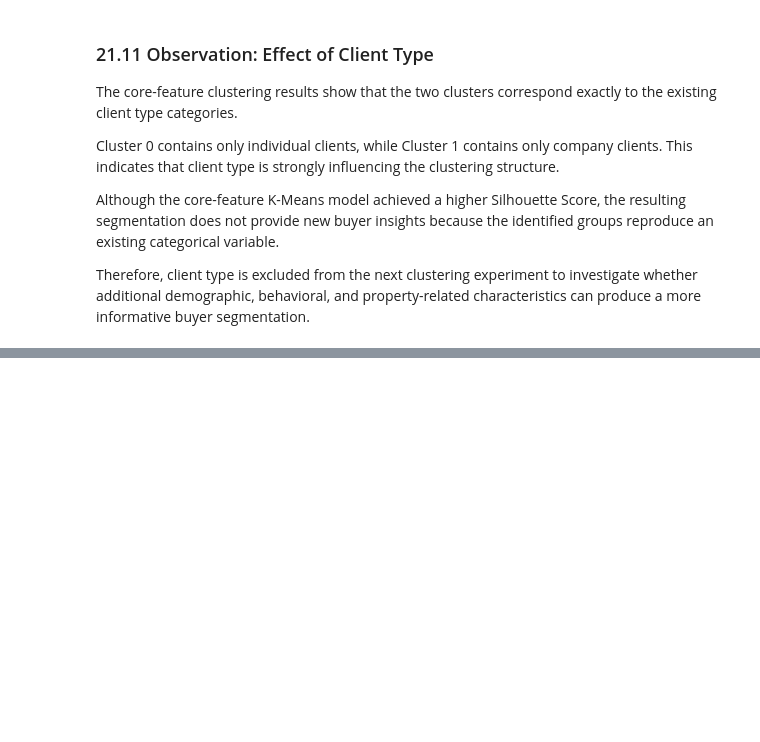
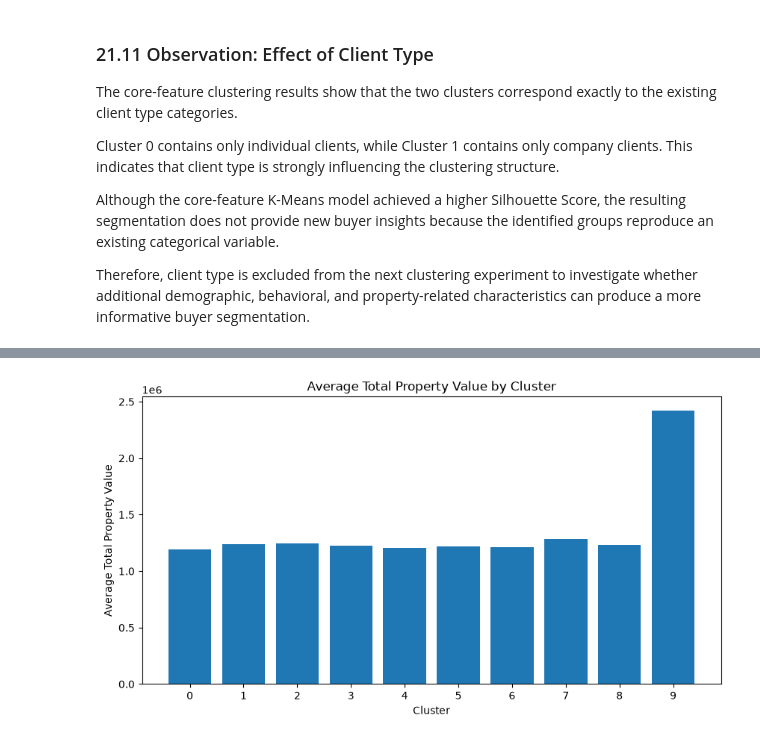
Before and after one commit to Dvnsh-coder/real-estate-ml-project, a Jupyter notebook: notebook/03_Data_Integration_Feature_Engineering.ipynb, the cells around one changed output, grey strips where cells are left out. Saved outputs shown, nothing was run; the diff lists cells and outputs as text; code cells hidden in the pictures; blank space fills up the shorter version.

```diff
--- a/notebook/03_Data_Integration_Feature_Engineering.ipynb
+++ b/notebook/03_Data_Integration_Feature_Engineering.ipynb
@@ -1541,0 +2033,20 @@ Therefore, client type is excluded from the next clustering experiment to invest
+# %%
+property_value = (
+    final_clustered_df.groupby('cluster')['total_property_value']
+    .mean()
+)
+
+plt.figure(figsize=(10, 5))
+
+plt.bar(
+    property_value.index.astype(str),
+    property_value.values
+)
+
+plt.xlabel('Cluster')
+plt.ylabel('Average Total Property Value')
+plt.title('Average Total Property Value by Cluster')
+
+plt.show()
+# %% [output]
+[figure, added]
```
Also changed, not shown: parts of 36 cells of this notebook.
